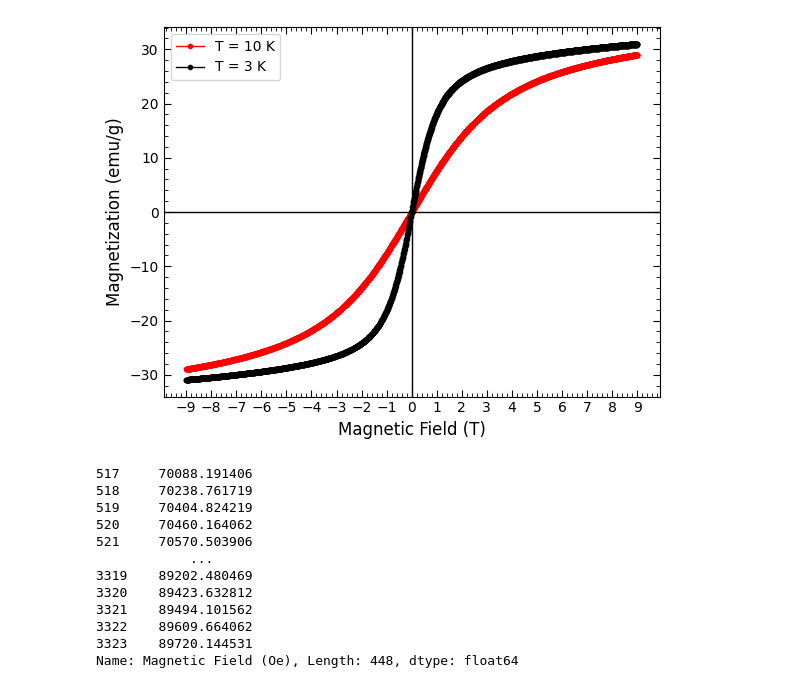
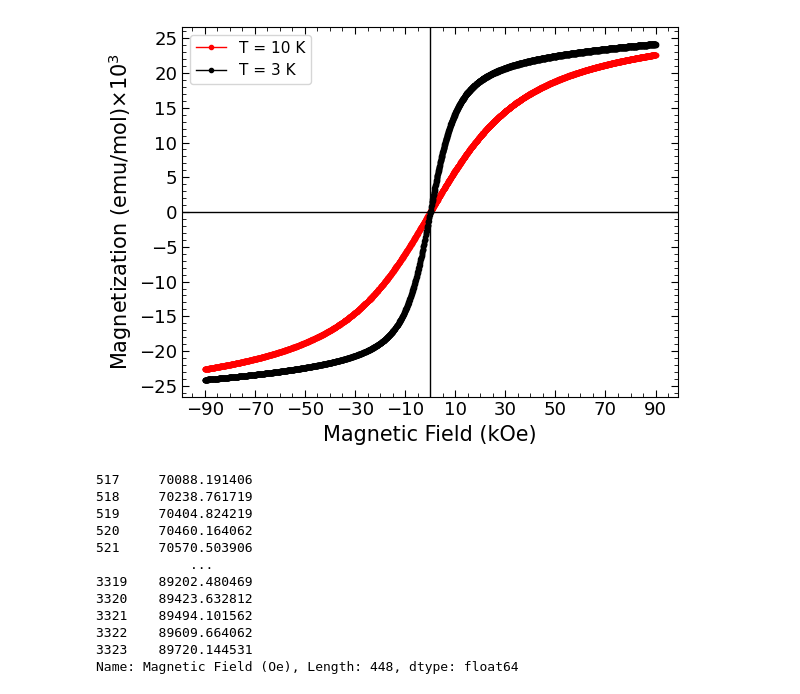
Before and after one commit to alanfdsa/Co_Dimer_M16, a Jupyter notebook: Dados_Magnetizacao.ipynb, the cells around one changed output. Drawn from its saved outputs; the diff is of its cells as text; code cells hidden in the pictures.

```diff
--- a/Dados_Magnetizacao.ipynb
+++ b/Dados_Magnetizacao.ipynb
@@ -46,39 +46,43 @@ plt.plot()
 # %%
 import matplotlib.pyplot as plt
 
-x_1 = MXH_T3['Magnetic Field (Oe)']
-y_1 = MXH_T3['M (emu/g)']
-x_2 = MXH_T10['Magnetic Field (Oe)']
-y_2 = MXH_T10['M (emu/g)']
+x_1 = MXH_T3['Magnetic Field (Oe)']*10
+y_1 = MXH_T3['M (emu/g)']*780.31/1000
+x_2 = MXH_T10['Magnetic Field (Oe)']*10
+y_2 = MXH_T10['M (emu/g)']*780.31/1000
 
 plt.figure()
 ax_main = plt.gca()
 
-ax_main.set_xlabel(r"Magnetic Field (T)", fontsize=12)
-ax_main.set_ylabel(r"Magnetization (emu/g)", fontsize=12)
+ax_main.set_xlabel(r"Magnetic Field (kOe)", fontsize=15)
+ax_main.set_ylabel(r"Magnetization (emu/mol)$\times 10^{3}$", fontsize=15)
+
 
 ax_main.plot(x_2 / 10000, y_2, label="T = 10 K", linestyle='-', marker='o', linewidth=1, markersize=3, color='red', markeredgecolor='red')
 ax_main.plot(x_1 / 10000, y_1, color="black", label="T = 3 K", linestyle='-', marker='o', linewidth=1, markersize=3)
 
 ax_main.axhline(y=0, color='black', linewidth=1)
 ax_main.axvline(x=0, color='black', linewidth=1)
 
 # Define os ticks do eixo x de -9 a 9 com passo de 1
-ax_main.set_xticks(range(-9, 10, 1))
+ax_main.set_xticks(range(-90, 100, 20))
+ax_main.set_yticks(range(-25, 30, 5))
 
 # Ativa os subticks e configura ticks principais e menores
 ax_main.minorticks_on()
-ax_main.tick_params(axis="both", which="major", direction="in", top=True, right=True, length=5)
+ax_main.tick_params(axis="both", which="major", direction="in", top=True, right=True, length=5, labelsize=13)
 ax_main.tick_params(axis="both", which="minor", direction="in", top=True, right=True, length=3)
 
-ax_main.legend()
-plt.show()
+
+ax_main.legend(fontsize=11)
+
+#plt.show()
 
 # Salvar em PDF
-#plt.savefig("MXT.pdf", format="pdf", dpi=300, bbox_inches="tight")
-plt.close()  # Fecha a figura para liberar memória
+plt.savefig("MXH.pdf", format="pdf", dpi=300, bbox_inches="tight")
+#plt.close()  # Fecha a figura para liberar memória
 # %% [output]
-[figure, old version]
+[figure, new version]
 # %%
 import numpy as np
 
```
Also changed, not shown: parts of 2 cells of this notebook, 5 other files.
